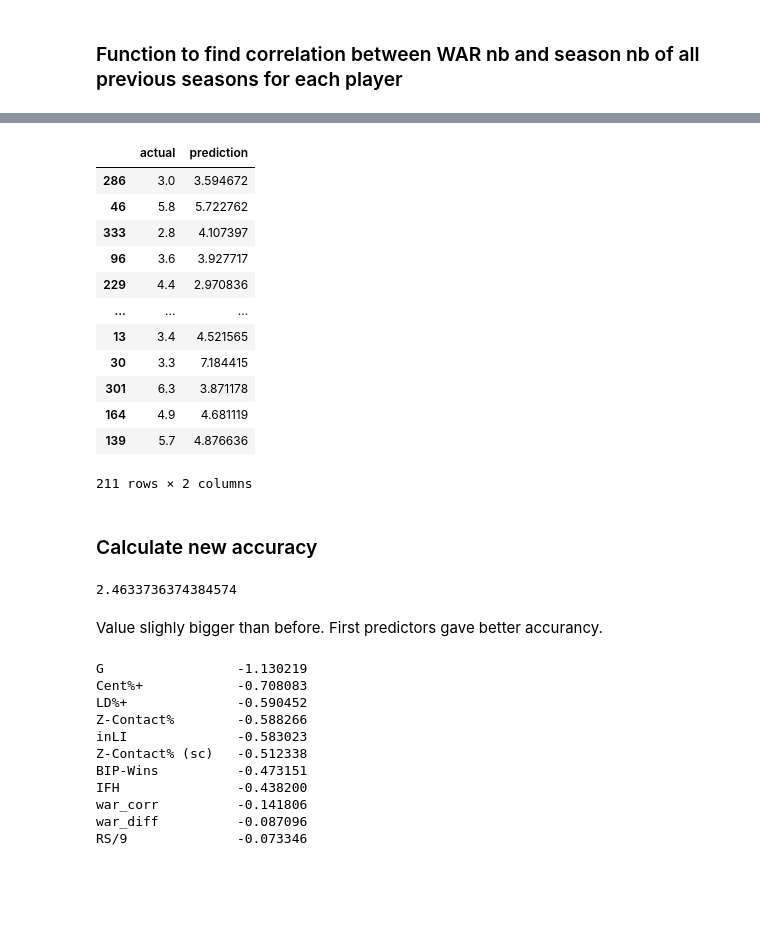
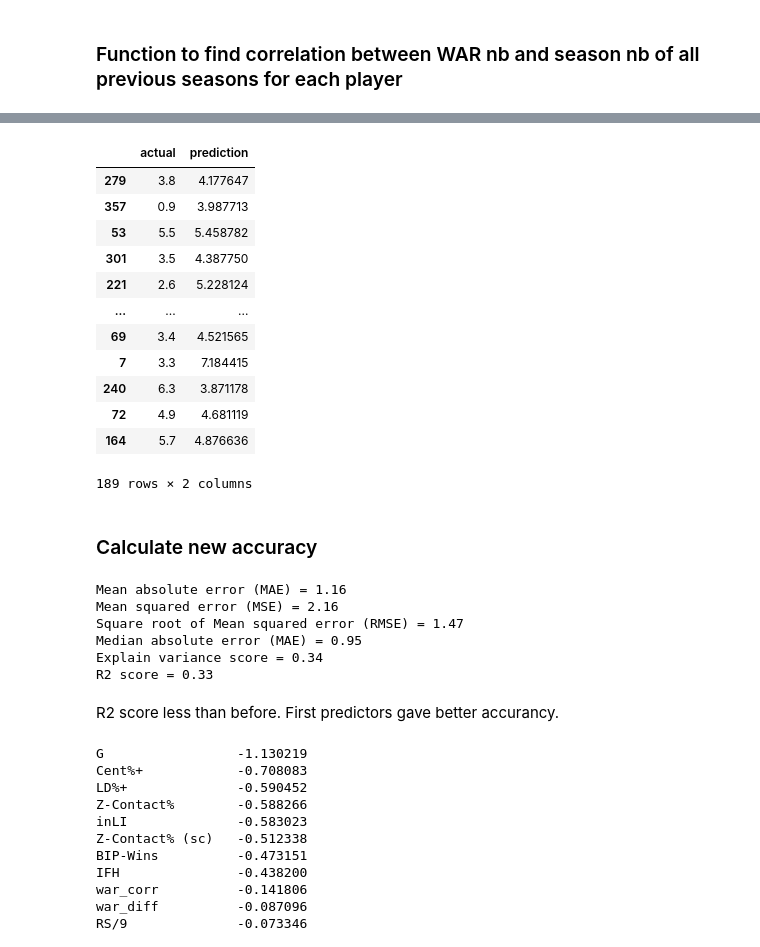
Before and after one commit to MireyNM/Predict_Future_MLB_Stats, a Jupyter notebook: Code/predict_WAR_pitchers.ipynb, the cells around one changed output, grey strips where cells are left out. Saved outputs shown, nothing was run; the diff lists cells and outputs as text; code cells hidden in the pictures; blank space fills up the shorter version.

```diff
--- a/Code/predict_WAR_pitchers.ipynb
+++ b/Code/predict_WAR_pitchers.ipynb
@@ -213,6 +217,6 @@ y=pitching['Next_WAR']
 from sklearn.preprocessing import MinMaxScaler
 
 scaler = MinMaxScaler()
-pitching.loc[:,selected_columns] = scaler.fit_transform(X)
+clean_pitching.loc[:,selected_columns] = scaler.fit_transform(X)
 # %%
 # Most values are now between 0 and 1
@@ -285,7 +289,7 @@ predictors
 # %%
 # We only want to use past data to predict future data
 
-def backtest(data, model, predictors, start=1, step=1):
+def backtest(data, model, predictors, start=2, step=1):
     # Create a list to hold all seasons predictions
     all_predictions = []
 
@@ -440,13 +450,13 @@ def player_history(df):
 
     return df
 
-pitching = pitching.groupby("IDfg", group_keys=False).apply(player_history)
+clean_pitching = clean_pitching.groupby("IDfg", group_keys=False).apply(player_history)
 # %%
 # Find averages across seasons; tell us if a player performed better than the average of a season or no
 def group_averages(df):
     return df["WAR"] / df["WAR"].mean()
 # %%
-pitching["war_season"] = pitching.groupby("Season", group_keys=False).apply(group_averages)
-pitching
+clean_pitching["war_season"] = clean_pitching.groupby("Season", group_keys=False).apply(group_averages)
+clean_pitching
 # %% [output]
 |  | IDfg | Season | Name | Team | Age | W | L | WAR | ERA | G | ... | ... |
@@ -482,29 +492,42 @@ pitching[new_predictors]
 235 rows × 24 columns
 # %%
-predictions = backtest(pitching, rr, new_predictors)
+predictions = backtest(clean_pitching, ridge, new_predictors)
 predictions
 # %% [output]
 |  | actual | prediction |
-| 286 | 3.0 | 3.594672 |
-| 46 | 5.8 | 5.722762 |
-| 333 | 2.8 | 4.107397 |
-| 96 | 3.6 | 3.927717 |
-| 229 | 4.4 | 2.970836 |
+| 279 | 3.8 | 4.177647 |
+| 357 | 0.9 | 3.987713 |
+| 53 | 5.5 | 5.458782 |
+| 301 | 3.5 | 4.387750 |
+| 221 | 2.6 | 5.228124 |
 | ... | ... | ... |
-| 13 | 3.4 | 4.521565 |
-| 30 | 3.3 | 7.184415 |
-| 301 | 6.3 | 3.871178 |
-| 164 | 4.9 | 4.681119 |
-| 139 | 5.7 | 4.876636 |
+| 69 | 3.4 | 4.521565 |
+| 7 | 3.3 | 7.184415 |
+| 240 | 6.3 | 3.871178 |
+| 72 | 4.9 | 4.681119 |
+| 164 | 5.7 | 4.876636 |
-211 rows × 2 columns
+189 rows × 2 columns
 # %% [markdown]
 ### Calculate new accuracy
 # %%
-# Calculate the mean squared error value (To compare the prediction from actual value)
-mean_squared_error(predictions["actual"], predictions["prediction"])
+import sklearn.metrics as sm
+y_test2= predictions["actual"]
+y_test_pred2 = predictions["prediction"]
+
+print("Mean absolute error (MAE) =", round(sm.mean_absolute_error(y_test2, y_test_pred2), 2))
+print("Mean squared error (MSE) =", round(sm.mean_squared_error(y_test2, y_test_pred2), 2))
+print("Square root of Mean squared error (RMSE) =", round(np.sqrt(sm.mean_squared_error(y_test2, y_test_pred2)), 2))
+print("Median absolute error (MAE) =", round(sm.median_absolute_error(y_test2, y_test_pred2), 2))
+print("Explain variance score =", round(sm.explained_variance_score(y_test2, y_test_pred2), 2))
+print("R2 score =", round(sm.r2_score(y_test2, y_test_pred2), 2))
 # %% [output]
-2.4633736374384574
+Mean absolute error (MAE) = 1.16
+Mean squared error (MSE) = 2.16
+Square root of Mean squared error (RMSE) = 1.47
+Median absolute error (MAE) = 0.95
+Explain variance score = 0.34
+R2 score = 0.33
 # %% [markdown]
-Value slighly bigger than before. First predictors gave better accurancy.
+R2 score less than before. First predictors gave better accurancy.
 # %%
 # Sort predictors coefficient to check which columns contributed more to the model
```
Also changed, not shown: parts of 49 cells of this notebook, 18 other files.
